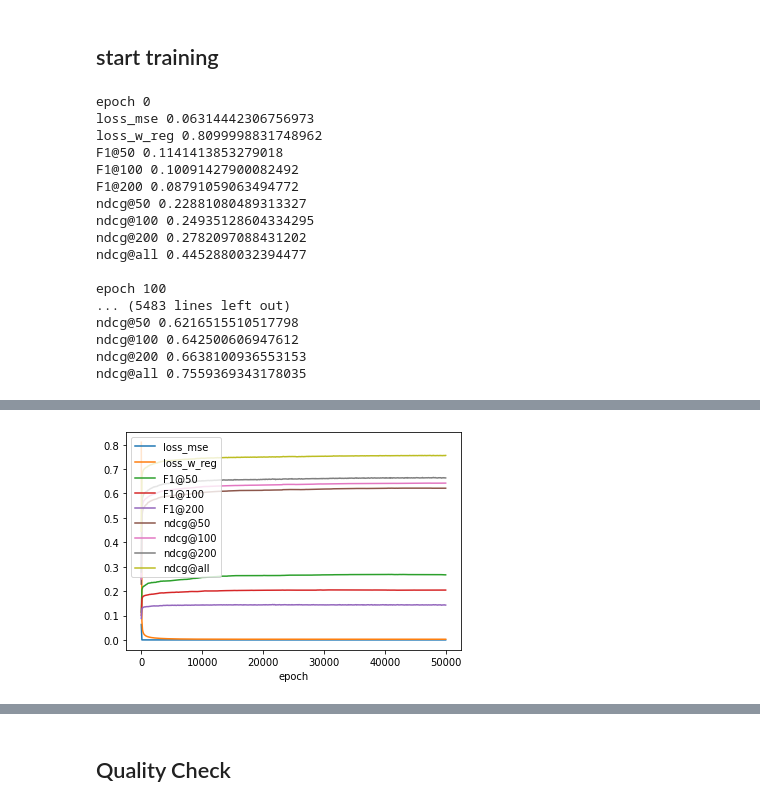
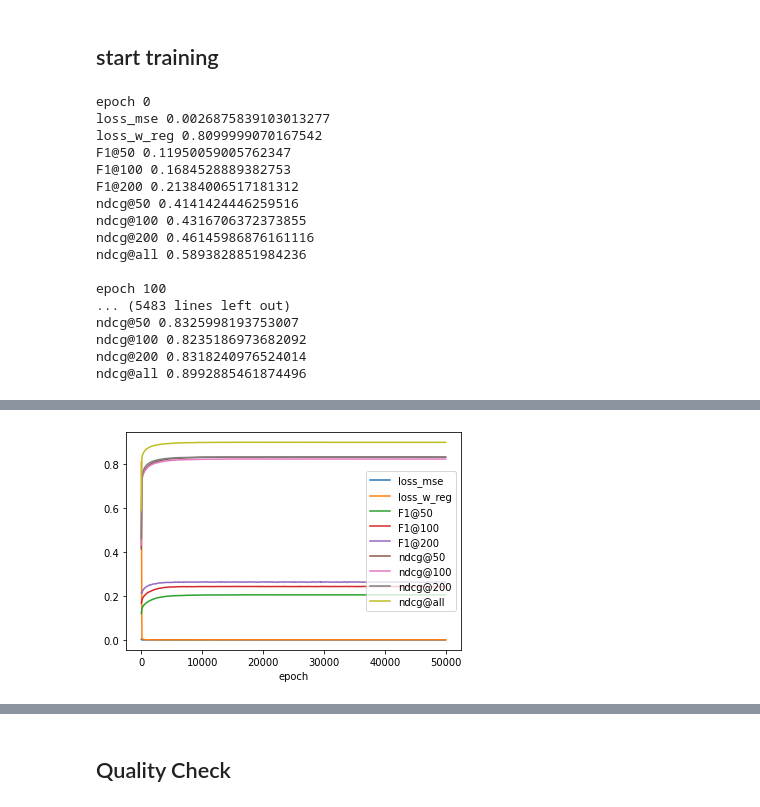
Before and after one commit to chris1214git/MSLAB_VectorDecomposition, a Jupyter notebook: chris/unsupervised_docvec_decompose.ipynb, the cells around one changed output, grey strips where cells are left out. Drawn from its saved outputs; the diff is of its cells as text; code cells hidden in the pictures.

Commit message:
plot

```diff
--- a/chris/unsupervised_docvec_decompose.ipynb
+++ b/chris/unsupervised_docvec_decompose.ipynb
@@ -560,5 +632,7 @@ for doc_id, doc_emb in enumerate(tqdm(document_vectors[:train_size])):
     results.append(res)
 # %%
-results = pd.DataFrame(results)
-results.mean()
+results = pd.DataFrame(results).mean()
+results['model'] = 'sk-lasso'
+final_results.append(results)
+results
 # %% [output]
@@ -574,17 +647,0 @@ dtype: float64
-# %%
-results = []
-
-for doc_id, doc_emb in enumerate(tqdm(document_vectors[:train_size])):
-    x = word_vectors.T
-    y = doc_emb
-
-    ans = weight_ans[doc_id]
-    model = Lasso(positive=False, fit_intercept=False, alpha=0.0001, max_iter=10000, tol=1e-4).fit(x, y)
-    r2 = model.score(x, y)
-
-    res = evaluate_sklearn(model.coef_, ans)
-    res['R2'] = r2
-    results.append(res)
-# %%
-results = pd.DataFrame(results)
-results.mean()
@@ -687,7 +731,7 @@ document num 100
 ## start training
 # %%
 # setting
-lr = 0.1
+lr = 0.5
 momentum = 0.99
 weight_decay = 0
 nesterov = False # True
@@ -707,7 +751,6 @@ model = LR(num_doc=train_size, num_words=word_vectors.shape[0]).to(device)
 model.train()
 
 word_vectors_tensor = torch.FloatTensor(word_vectors).to(device)
-w_reg = (torch.ones(batch_size, 1) * w_sum_reg_mul).to(device)
 
 opt = torch.optim.SGD(model.parameters(), lr=lr, momentum=momentum, weight_decay=weight_decay, nesterov=nesterov)
 criterion = nn.MSELoss(reduction='mean')
@@ -726,6 +769,9 @@ for epoch in tqdm(range(n_epoch)):
         doc_embs = doc_embs.to(device)
         doc_w_sum = doc_w_sum.to(device)
         doc_ids = doc_ids.to(device)
+
+        w_reg = (torch.ones(doc_embs.size(0), 1) * w_sum_reg_mul).to(device)
+
         # MSE loss
         pred_doc_embs = model(doc_ids, word_vectors_tensor)
         loss_mse = criterion(pred_doc_embs, doc_embs)
@@ -762,32 +808,29 @@ for epoch in tqdm(range(n_epoch)):
         if verbose:
             for k, v in res.items():
                 print(k, v)
-
-    results.append(res)
 # %% [output]
 epoch 0
-loss_mse 0.06314442306756973
-loss_w_reg 0.8099998831748962
-F1@50 0.1141413853279018
-F1@100 0.10091427900082492
-F1@200 0.08791059063494772
-ndcg@50 0.22881080489313327
-ndcg@100 0.24935128604334295
-ndcg@200 0.2782097088431202
-ndcg@all 0.4452880032394477
+loss_mse 0.0026875839103013277
+loss_w_reg 0.8099999070167542
+F1@50 0.11950059005762347
+F1@100 0.1684528889382753
+F1@200 0.21384006517181312
+ndcg@50 0.4141424446259516
+ndcg@100 0.4316706372373855
+ndcg@200 0.46145986876161116
+ndcg@all 0.5893828851984236
 
 epoch 100
 ... (5483 lines left out)
-ndcg@50 0.6216515510517798
-ndcg@100 0.642500606947612
-ndcg@200 0.6638100936553153
-ndcg@all 0.7559369343178035
+ndcg@50 0.8325998193753007
+ndcg@100 0.8235186973682092
+ndcg@200 0.8318240976524014
+ndcg@all 0.8992885461874496
 # %%
 pd.set_option('display.max_rows', 500)
-results_df = pd.DataFrame(results)
-results_df.groupby(by=['epoch']).mean().plot()
-results_df.groupby(by=['epoch']).mean()
-# results_df.groupby(by=['epoch']).mean().iloc[-1]
+results_df = pd.DataFrame(results).set_index('epoch')
+results_df.plot()
+results_df
 # %% [output]
 |  | loss_mse | loss_w_reg | F1@50 | F1@100 | F1@200 | ndcg@50 | ndcg@100 | ndcg@200 | ndcg@all |
 | epoch |  |  |  |  |  |  |  |  |  |
@@ -810 +853 @@ results_df.groupby(by=['epoch']).mean()
-[figure, old version]
+[figure, new version]
```
Also changed, not shown: parts of 36 cells of this notebook, 13 other files.
